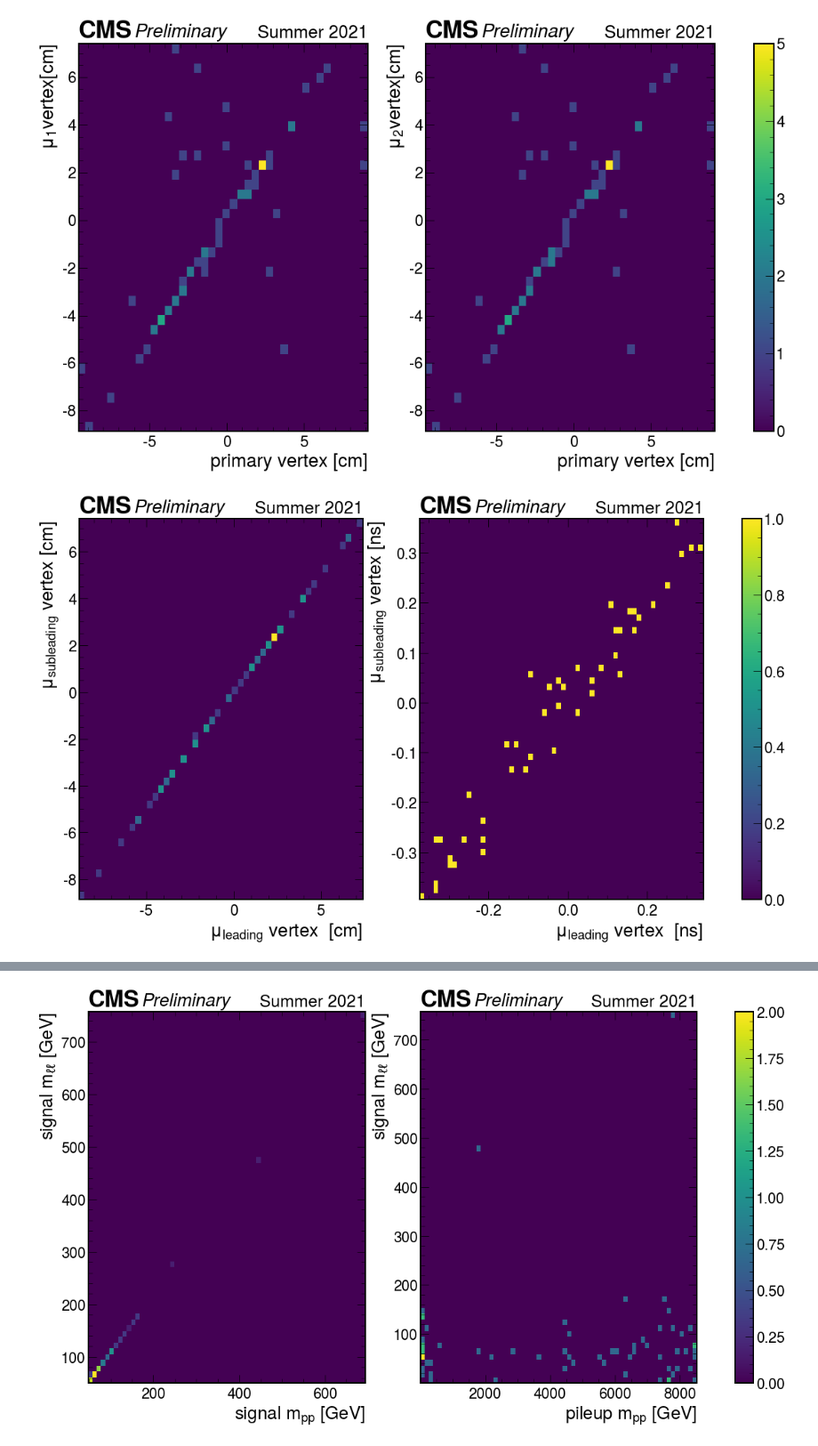
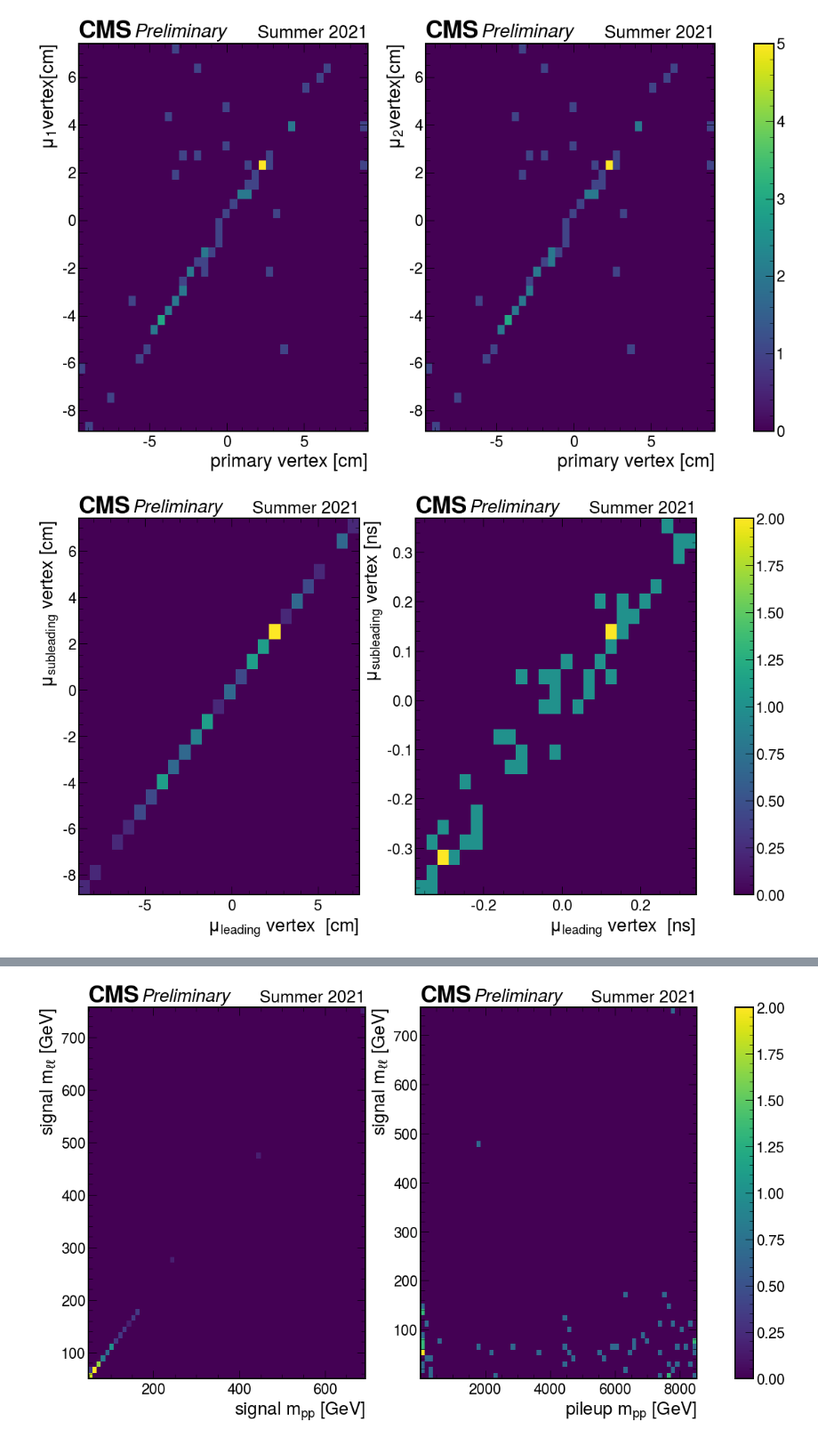
Before and after one commit to jloemker/SWAN, a Jupyter notebook: Analysis_notebook.ipynb, the cells around one changed output, grey strips where cells are left out. Shown at 89% size. Cells and saved outputs as stored; diff of their text form; code cells hidden in the pictures.

```diff
--- a/Analysis_notebook.ipynb
+++ b/Analysis_notebook.ipynb
@@ -574,25 +580,25 @@ plt.savefig('Correct/corr_vtx4Dz0_mu1mu2.png')
 # %%
 import matplotlib as mpl
 mask_muon1_measured_time = analysis['s_mu1_t']>-20
 mask_muon2_measured_time = analysis['s_mu1_t']>-20
 masked_analysis1=analysis[mask_muon1_measured_time]
 masked_analysis2=analysis[mask_muon2_measured_time]
 fig, axes = plt.subplots(1,2,figsize=(20,10) )
 
-axes[0].hist2d(analysis['s_mu1_vz'].values , analysis['s_mu2_vz'].values, bins=(50,50) , cmap='viridis')
+axes[0].hist2d(analysis['s_mu1_vz'].values , analysis['s_mu2_vz'].values, bins=(25,25) , cmap='viridis')
 axes[0].set(xlabel=r'$\mu_{leading}$ vertex  [cm]', ylabel=r'$\mu_{subleading}$ vertex [cm] ')
 #axes[0].set_ylim(-9,7.5)
 
-h = axes[1].hist2d(masked_analysis['s_mu1_t'].values , masked_analysis['s_mu2_t'].values, bins=(60,60) , cmap='viridis')#hmmm
+h = axes[1].hist2d(masked_analysis['s_mu1_t'].values , masked_analysis['s_mu2_t'].values, bins=(25,25) , cmap='viridis')#hmmm
 axes[1].set(xlabel=r'$\mu_{leading}$ vertex  [ns]', ylabel=r'$\mu_{subleading}$ vertex [ns] ')
 #axes[1].set_ylim(-9,9)
 fig.colorbar(h[3], ax=axes)
 
 for i in range(2): hep.cms.label(llabel="Preliminary", rlabel="Summer 2021", ax=axes[i])
 
 plt.savefig('Correct/corr_mu1mu2_t_z.png')
 # %% [output]
-[figure, old version]
+[figure, new version]
 # %%
 #mask_1 = analysis['mu1_t']>-80
 #mask_2 = >-80
```
Also changed, not shown: parts of 22 cells of this notebook, 1 other file.
